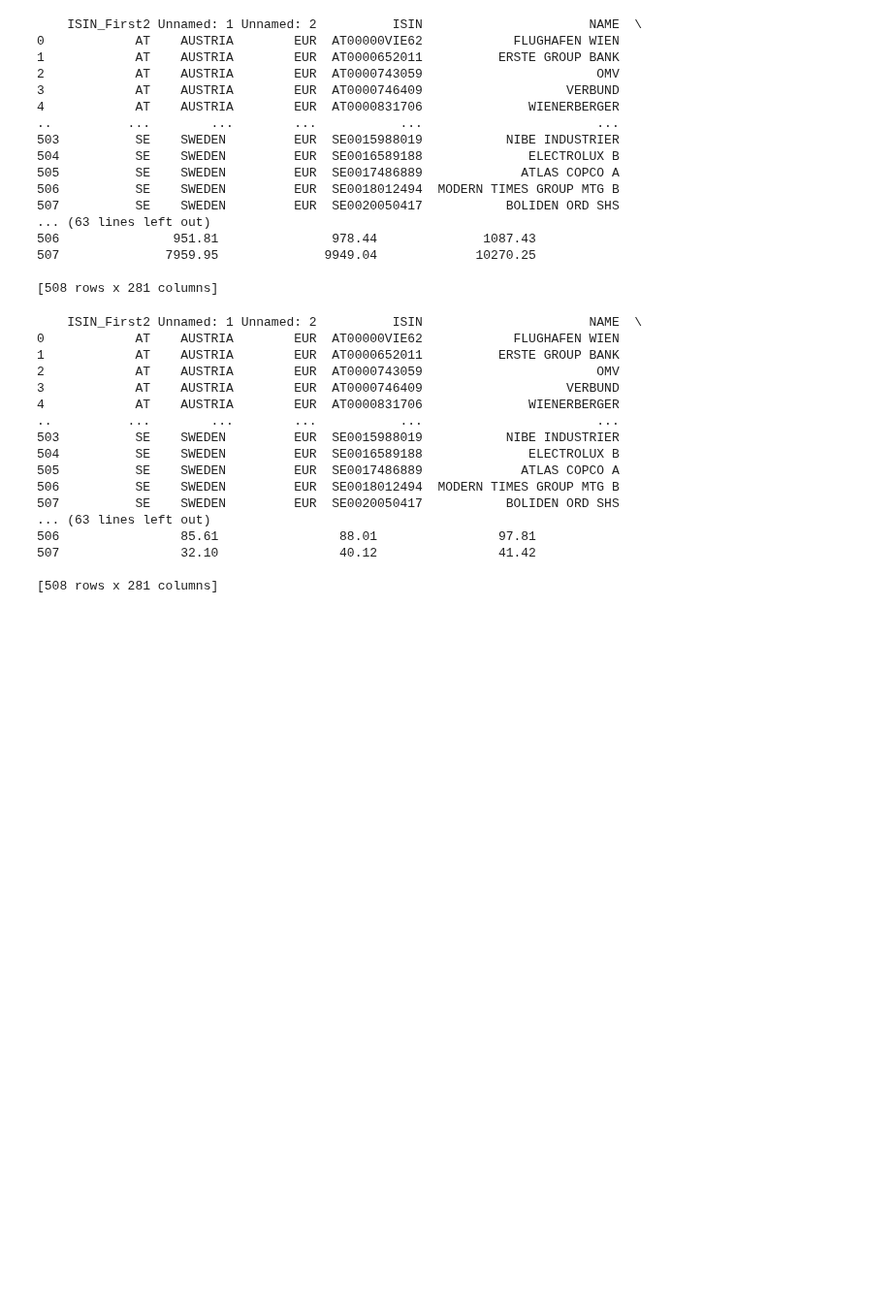
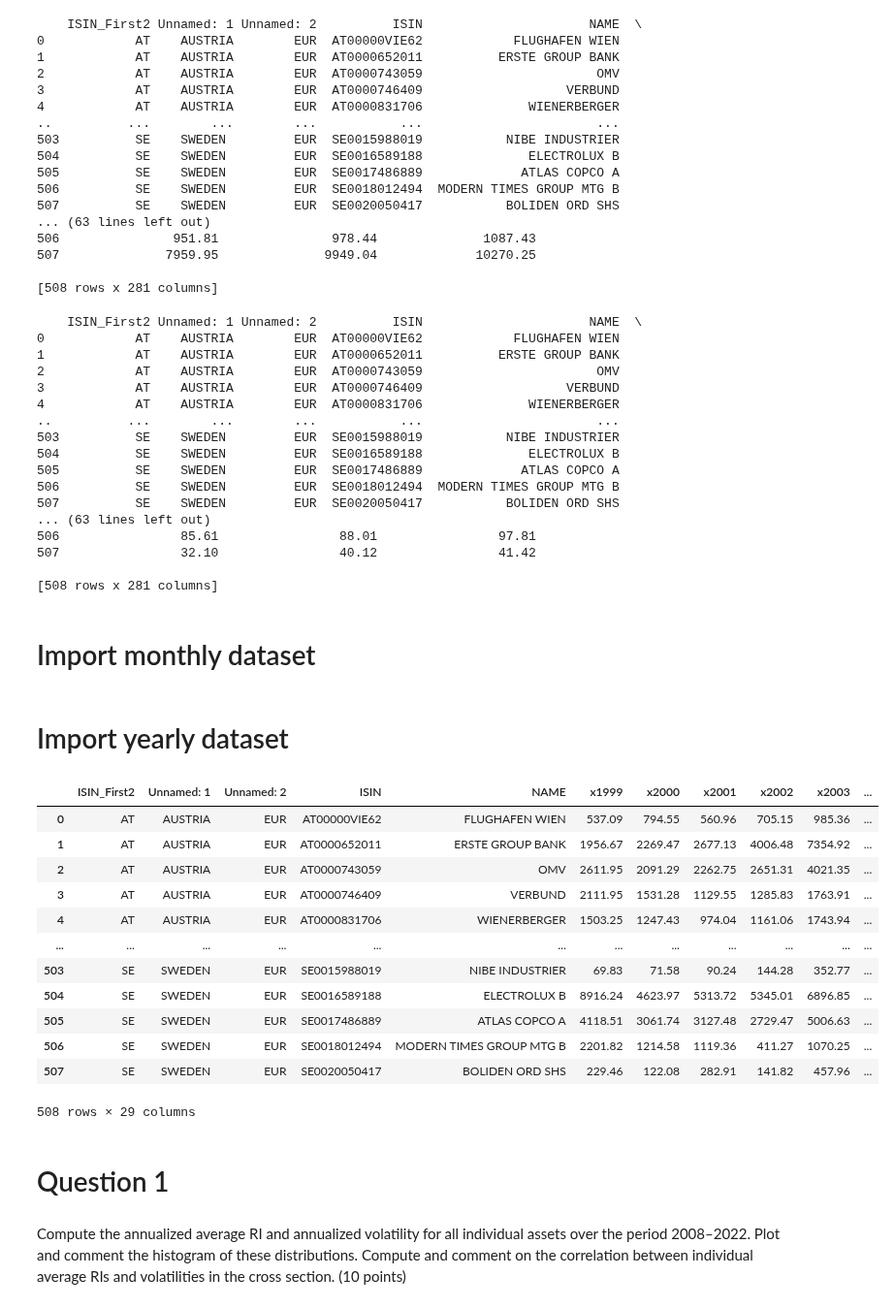
Before and after one commit to GiammarcoBozzelli/SEF, a Jupyter notebook: main.ipynb, the cells around one changed output. Shown at 97% size. Cells and saved outputs as stored; diff of their text form; code cells hidden in the pictures; blank space fills up the shorter version.

Commit message:
Question 1 done

```diff
--- a/main.ipynb
+++ b/main.ipynb
@@ -170 +171,3 @@ df_EUR_monthly_return.to_csv('/Users/giuli\Documents\SEF_Homework1\SEF/df_EUR_mo
 #We have now 508 firms with the data for 281 months (minus the first columns)
+# %% [markdown]
+# Import monthly dataset
@@ -170,0 +182,20 @@ df_EUR_monthly_return.to_csv('/Users/giuli\Documents\SEF_Homework1\SEF/df_EUR_mo
+# %% [markdown]
+# Import yearly dataset
+# %%
+url1 = "https://raw.githubusercontent.com/GiammarcoBozzelli/SEF/main/df_EUR_yearly_capitalization.csv"
+df_capitalization_yearly = pd.read_csv(url1)
+df_capitalization_yearly
+# %% [output]
+|  | ISIN_First2 | Unnamed: 1 | Unnamed: 2 | ISIN | NAME | x1999 | x2000 | x2001 | x2002 | x2003 | ... |
+| 0 | AT | AUSTRIA | EUR | AT00000VIE62 | FLUGHAFEN WIEN | 537.09 | 794.55 | 560.96 | 705.15 | 985.36 | ... |
+| 1 | AT | AUSTRIA | EUR | AT0000652011 | ERSTE GROUP BANK | 1956.67 | 2269.47 | 2677.13 | 4006.48 | 7354.92 | ... |
+| 2 | AT | AUSTRIA | EUR | AT0000743059 | OMV | 2611.95 | 2091.29 | 2262.75 | 2651.31 | 4021.35 | ... |
+| 3 | AT | AUSTRIA | EUR | AT0000746409 | VERBUND | 2111.95 | 1531.28 | 1129.55 | 1285.83 | 1763.91 | ... |
+| 4 | AT | AUSTRIA | EUR | AT0000831706 | WIENERBERGER | 1503.25 | 1247.43 | 974.04 | 1161.06 | 1743.94 | ... |
+| ... | ... | ... | ... | ... | ... | ... | ... | ... | ... | ... | ... |
+| 503 | SE | SWEDEN | EUR | SE0015988019 | NIBE INDUSTRIER | 69.83 | 71.58 | 90.24 | 144.28 | 352.77 | ... |
+| 504 | SE | SWEDEN | EUR | SE0016589188 | ELECTROLUX B | 8916.24 | 4623.97 | 5313.72 | 5345.01 | 6896.85 | ... |
+| 505 | SE | SWEDEN | EUR | SE0017486889 | ATLAS COPCO A | 4118.51 | 3061.74 | 3127.48 | 2729.47 | 5006.63 | ... |
+| 506 | SE | SWEDEN | EUR | SE0018012494 | MODERN TIMES GROUP MTG B | 2201.82 | 1214.58 | 1119.36 | 411.27 | 1070.25 | ... |
+| 507 | SE | SWEDEN | EUR | SE0020050417 | BOLIDEN ORD SHS | 229.46 | 122.08 | 282.91 | 141.82 | 457.96 | ... |
+508 rows × 29 columns
@@ -170,0 +206,4 @@ df_EUR_monthly_return.to_csv('/Users/giuli\Documents\SEF_Homework1\SEF/df_EUR_mo
+# %% [markdown]
+# Question 1
+# %% [markdown]
+Compute the annualized average RI and annualized volatility for all individual assets over the period 2008–2022. Plot and comment the histogram of these distributions. Compute and comment on the correlation between individual average RIs and volatilities in the cross section. (10 points)
```
Also changed, not shown: parts of 25 cells of this notebook.
